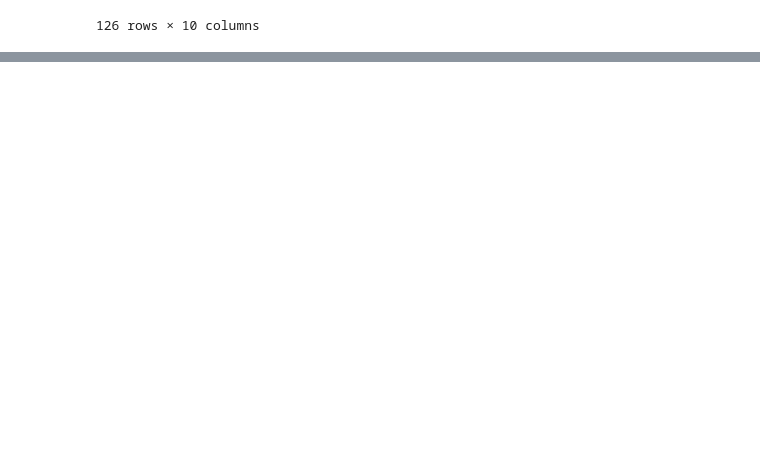
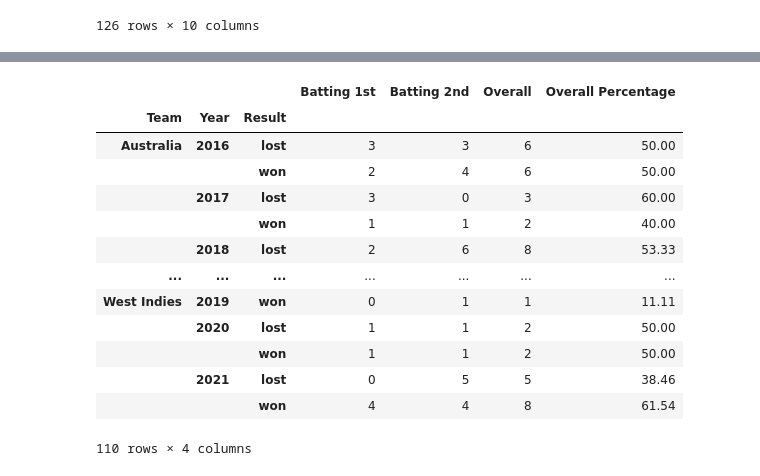
Before and after one commit to VicodinAbuser/Cricket-Predictvie-Analytics-Experimentation, a Jupyter notebook: Ind SL T20I Predictive Analytics.ipynb, the cells around one changed output, grey strips where cells are left out. Saved outputs shown, nothing was run; the diff lists cells and outputs as text; code cells hidden in the pictures; blank space fills up the shorter version.

```diff
--- a/Ind SL T20I Predictive Analytics.ipynb
+++ b/Ind SL T20I Predictive Analytics.ipynb
@@ -286,0 +345,35 @@ team_wise_results_all_time.to_csv("CSV Files/Team Wise Results Batting First & S
+# %%
+x = pd.DataFrame(df[df['Year']>2015].groupby(['Team', 'Year'])['Result'].value_counts())
+x.columns = ['Batting 1st']
+x.reset_index(inplace=True)
+y = pd.DataFrame(df[df['Year']>2015].groupby(['Opposition', 'Year'])['Result'].value_counts())
+y.columns = ['Batting 2nd']
+y.reset_index(inplace=True)
+y['Result'] = y['Result'].apply(lambda x: 'won' if x=='lost' else 'lost' if x=='won' else 'tied')
+y.columns = ['Team', 'Year', 'Result', 'Batting 2nd']
+overall_team_wise_results_last_5_years = pd.merge(x,y, how='outer')
+overall_team_wise_results_last_5_years['Batting 1st'] = overall_team_wise_results_last_5_years['Batting 1st'].apply(lambda x: int(x) if x>0 else int(0))
+overall_team_wise_results_last_5_years['Batting 2nd'] = overall_team_wise_results_last_5_years['Batting 2nd'].apply(lambda x: int(x) if x>0 else int(0))
+overall_team_wise_results_last_5_years['Total'] = overall_team_wise_results_last_5_years[['Batting 1st', 'Batting 2nd']].apply(lambda x: int(x[0]+x[1]), axis=1)
+# %%
+overall_team_wise_results_last_5_years = overall_team_wise_results_last_5_years.groupby(['Team', 'Year', 'Result']).sum()
+overall_team_wise_results_last_5_years = overall_team_wise_results_last_5_years.join(pd.DataFrame(overall_team_wise_results_last_5_years.groupby(level=[0,1])['Total'].apply(lambda x:100 * x / float(x.sum()))), rsuffix='_percent')
+# %%
+overall_team_wise_results_last_5_years.columns = ['Batting 1st', 'Batting 2nd', 'Overall', 'Overall Percentage']
+overall_team_wise_results_last_5_years = overall_team_wise_results_last_5_years.round(decimals=2)
+overall_team_wise_results_last_5_years
+# %% [output]
+|  |  |  | Batting 1st | Batting 2nd | Overall | Overall Percentage |
+| Team | Year | Result |  |  |  |  |
+| Australia | 2016 | lost | 3 | 3 | 6 | 50.00 |
+|  |  | won | 2 | 4 | 6 | 50.00 |
+|  | 2017 | lost | 3 | 0 | 3 | 60.00 |
+|  |  | won | 1 | 1 | 2 | 40.00 |
+|  | 2018 | lost | 2 | 6 | 8 | 53.33 |
+| ... | ... | ... | ... | ... | ... | ... |
+| West Indies | 2019 | won | 0 | 1 | 1 | 11.11 |
+|  | 2020 | lost | 1 | 1 | 2 | 50.00 |
+|  |  | won | 1 | 1 | 2 | 50.00 |
+|  | 2021 | lost | 0 | 5 | 5 | 38.46 |
+|  |  | won | 4 | 4 | 8 | 61.54 |
+110 rows × 4 columns
```
Also changed, not shown: parts of 15 cells of this notebook, 2 other files.
